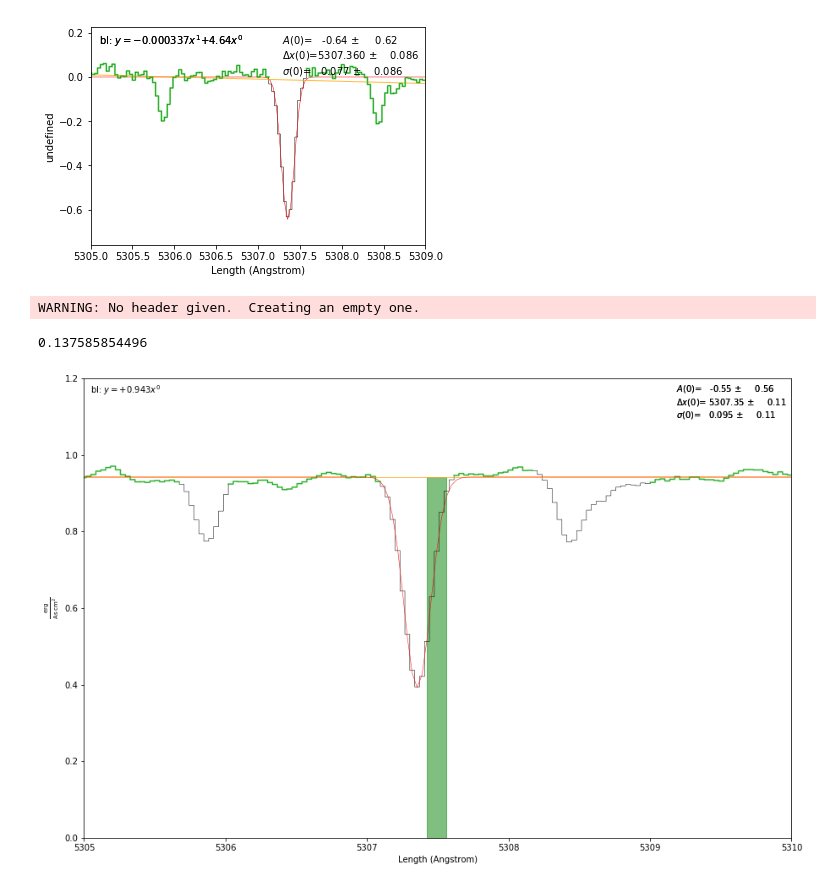
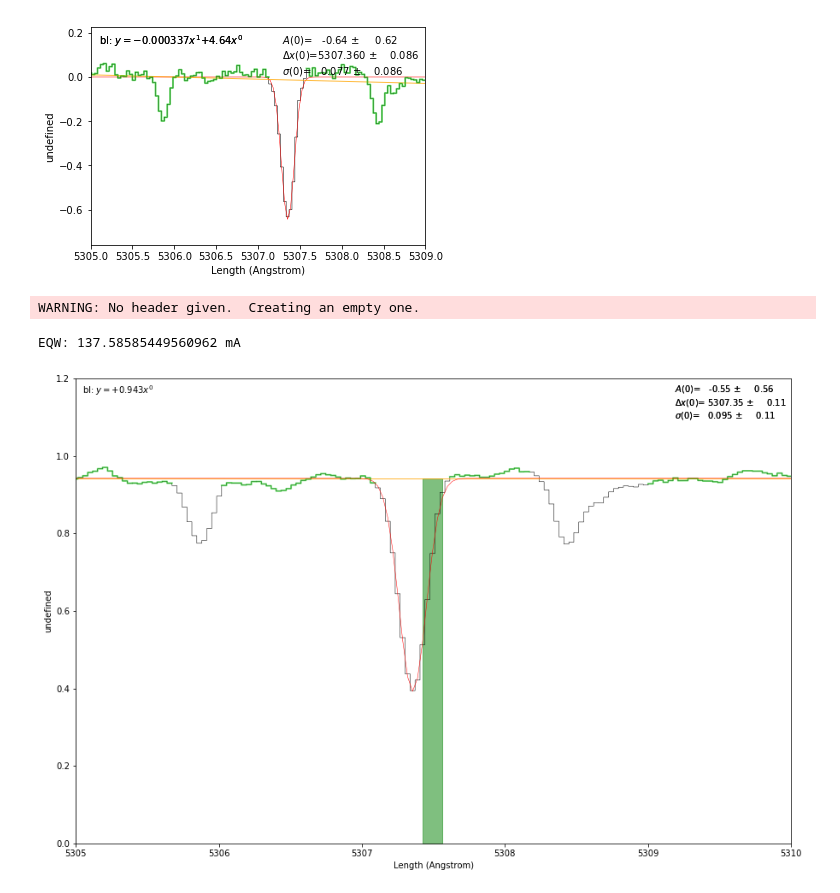
Before and after one commit to jkcarlberg/redgiant_planethosts, a Jupyter notebook: pyspeckit_test.ipynb, the cells around one changed output. Cells and saved outputs as stored; diff of their text form; code cells hidden in the pictures.

```diff
--- a/pyspeckit_test.ipynb
+++ b/pyspeckit_test.ipynb
@@ -87,21 +87,22 @@ WARNING: No header given.  Creating an empty one.
 # %%
 s_hdu = fits.open("Data/ew_known/tame_inputs/col110_1134red_oned_25jan14_wavsoln.fits")
 fig = plt.figure(figsize=(15,10))
 
 s_data = s_hdu[1].data
 s_flux = s_data['FLUX']
 smoothed_flux = convolve(s_flux, Box1DKernel(5))
 s_flux = smoothed_flux
 s_wav = s_data['WAVEL'] * u.AA
-sp = pyspeckit.Spectrum(data=s_flux, xarr=s_wav, unit=u.erg/u.s/u.cm**2/u.AA)
+sp = pyspeckit.Spectrum(data=s_flux, xarr=s_wav)
 sp.plotter(figure = fig, xmin=5305, xmax=5310., ymin=0, ymax=1.2)
 
 sp.baseline(order=0, subtract=False, highlight_fitregion=True, exclude=[5305.7,5306,5307.1,5307.6,5308.2,5309])
 sp.specfit(fittype='gaussian', guesses = [0.1, 5307.36, 0.1])
-print(sp.specfit.EQW(plot=True, continuum = 0.95))
+EQW = sp.specfit.EQW(plot=True, continuum = 0.95)
+print("EQW:", EQW*1000*u.mA)
 
 sp.plotter.savefig('basic_plot_example_withfit.png')
 # %% [output]
 WARNING: No header given.  Creating an empty one.
-0.137585854496
+EQW: 137.58585449560962 mA
-[figure, old version]
+[figure, new version]
```
